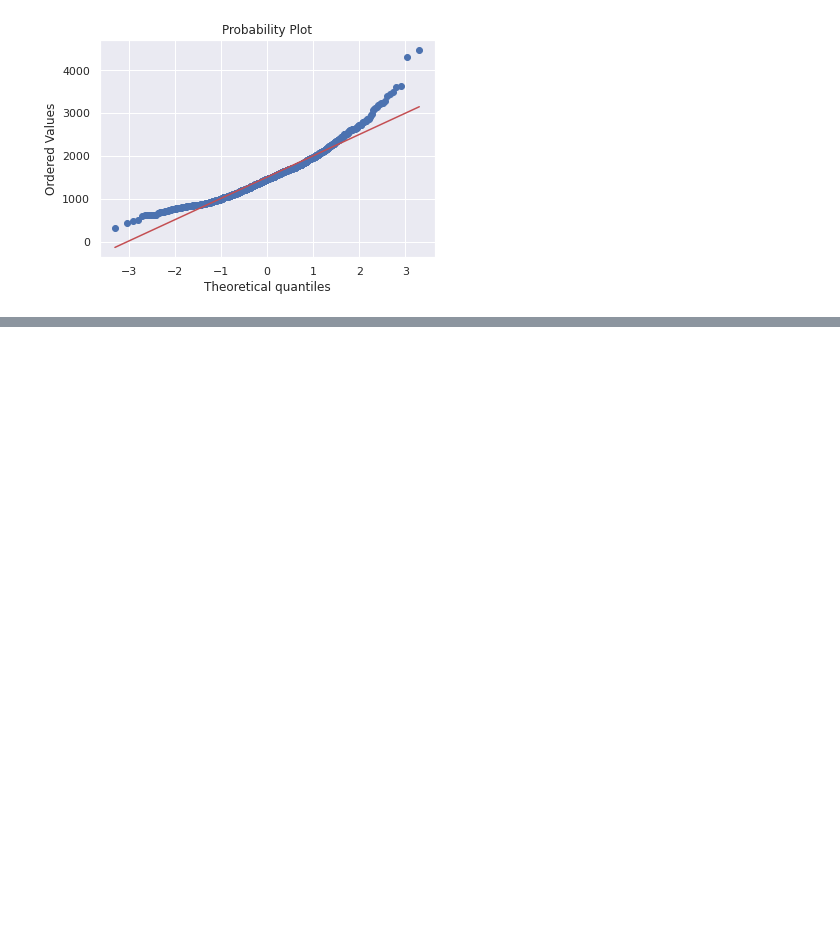
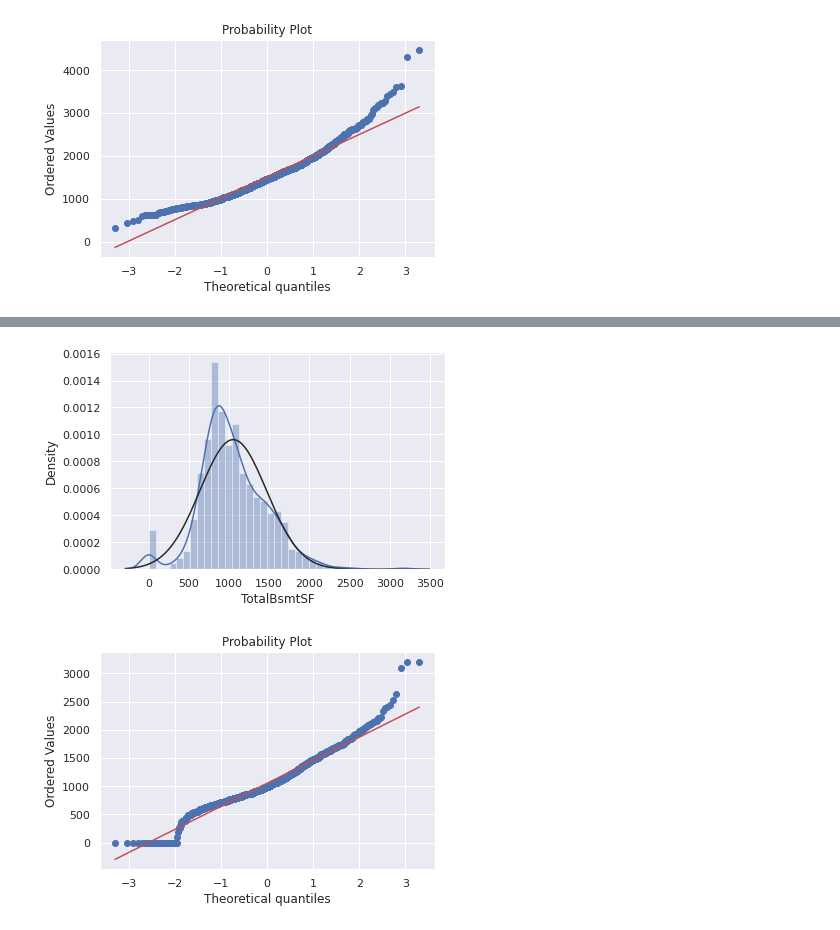
Before and after one commit to bdfd/Section6.Project02_House_Model_Exploration, a Jupyter notebook: House_Model_Prediction.ipynb, the cells around one changed output, grey strips where cells are left out. Drawn from its saved outputs; the diff is of its cells as text; code cells hidden in the pictures; blank space fills up the shorter version.

```diff
--- a/House_Model_Prediction.ipynb
+++ b/House_Model_Prediction.ipynb
@@ -358,8 +361,11 @@ res = stats.probplot(df_price['GrLivArea'], plot=plt)
 # %%
 #histogram and normal probability plot
-sns.distplot(df_price['TotalBsmtSF'], fit=norm);
+sns.distplot(df['TotalBsmtSF'], fit=norm);
 fig = plt.figure()
-res = stats.probplot(df_price['TotalBsmtSF'], plot=plt)
+res = stats.probplot(df['TotalBsmtSF'], plot=plt)
+# %% [output]
+[figure, added]
+[figure, added]
 # %%
 #create column for new variable (one is enough because it's a binary categorical feature)
 #if area>0 it gets 1, for area==0 it gets 0
```
Also changed, not shown: parts of 10 cells of this notebook.
